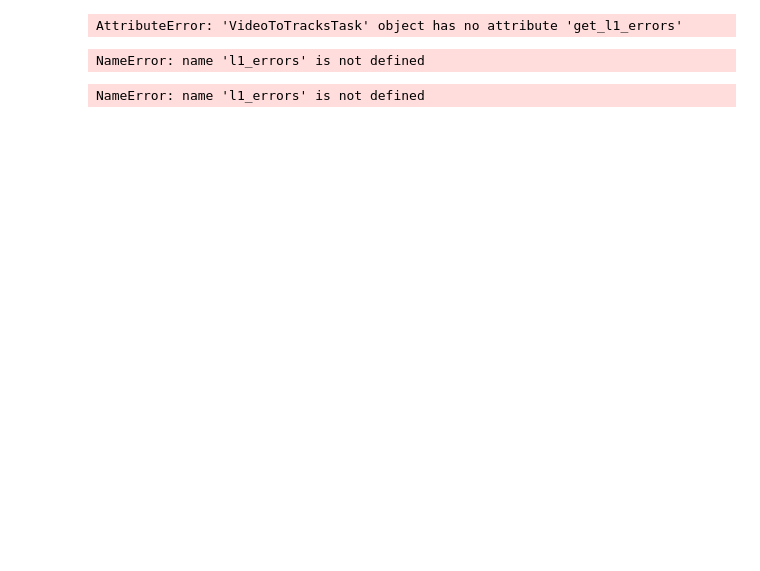
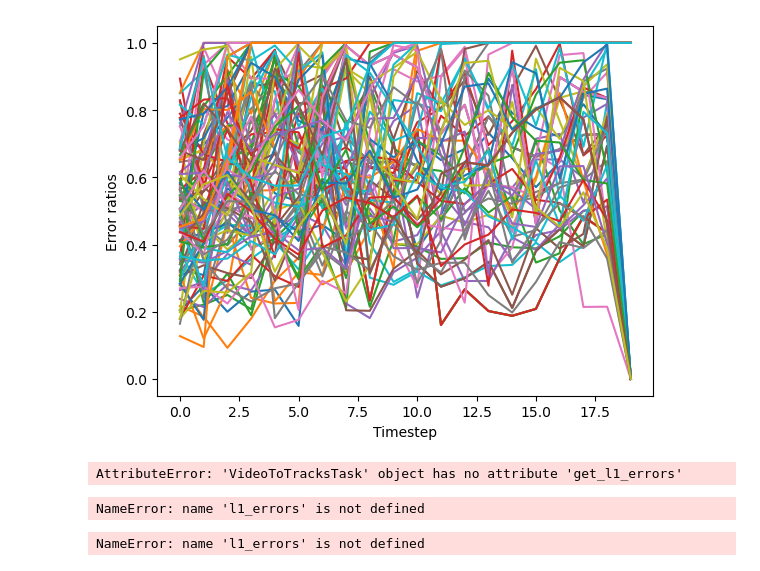
Before and after one commit to probcomp/b3d, a Jupyter notebook: notebooks/gm/multiple_patch_tracking_2d/02_culling.ipynb, the cells around one changed output. Saved outputs shown, nothing was run; the diff lists cells and outputs as text; code cells hidden in the pictures; blank space fills up the shorter version.

Commit message:
culling based on error & error ratio

```diff
--- a/notebooks/gm/multiple_patch_tracking_2d/02_culling.ipynb
+++ b/notebooks/gm/multiple_patch_tracking_2d/02_culling.ipynb
@@ -24,9 +29,25 @@ spec = task.get_task_specification()
 solver = KeypointTracker2DFromInitialGrid(
     grid_size_x=12, grid_size_y=12,
     patch_size=11, do_reinitialization=True,
-    culling_threshold=20
+    culling_l1_error_threshold=80,
+    culling_error_ratio_threshold=0.8
 )
 # %%
 solution = solver.solve(spec, save_states=False)
 # %%
 task.visualize_solution(solution, task.score(solution))
+# %%
+error_ratios = solver.get_error_ratios_for_saved_states()
+# %%
+import numpy as np
+import matplotlib.pyplot as plt
+viz = solution["keypoint_visibility"]
+
+for i in range(100): #l1_errors.shape[1]):
+    plt.plot(np.where(viz[:, i], error_ratios[:, i], 1))
+
+plt.xlabel('Timestep')
+plt.ylabel('Error ratios')
+plt.show()
+# %% [output]
+[figure, added]
```
Also changed, not shown: parts of 2 cells of this notebook, 1 other file.
